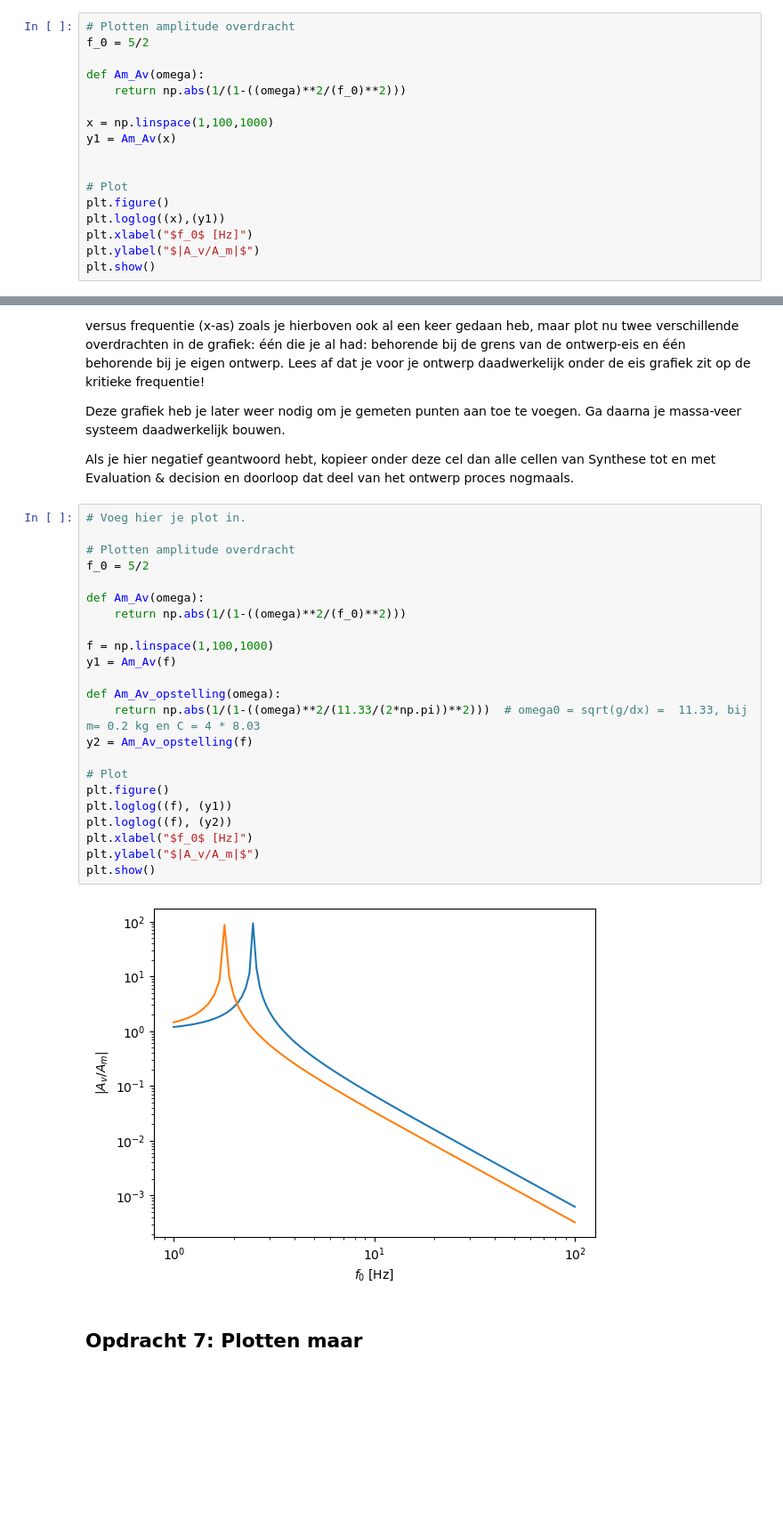
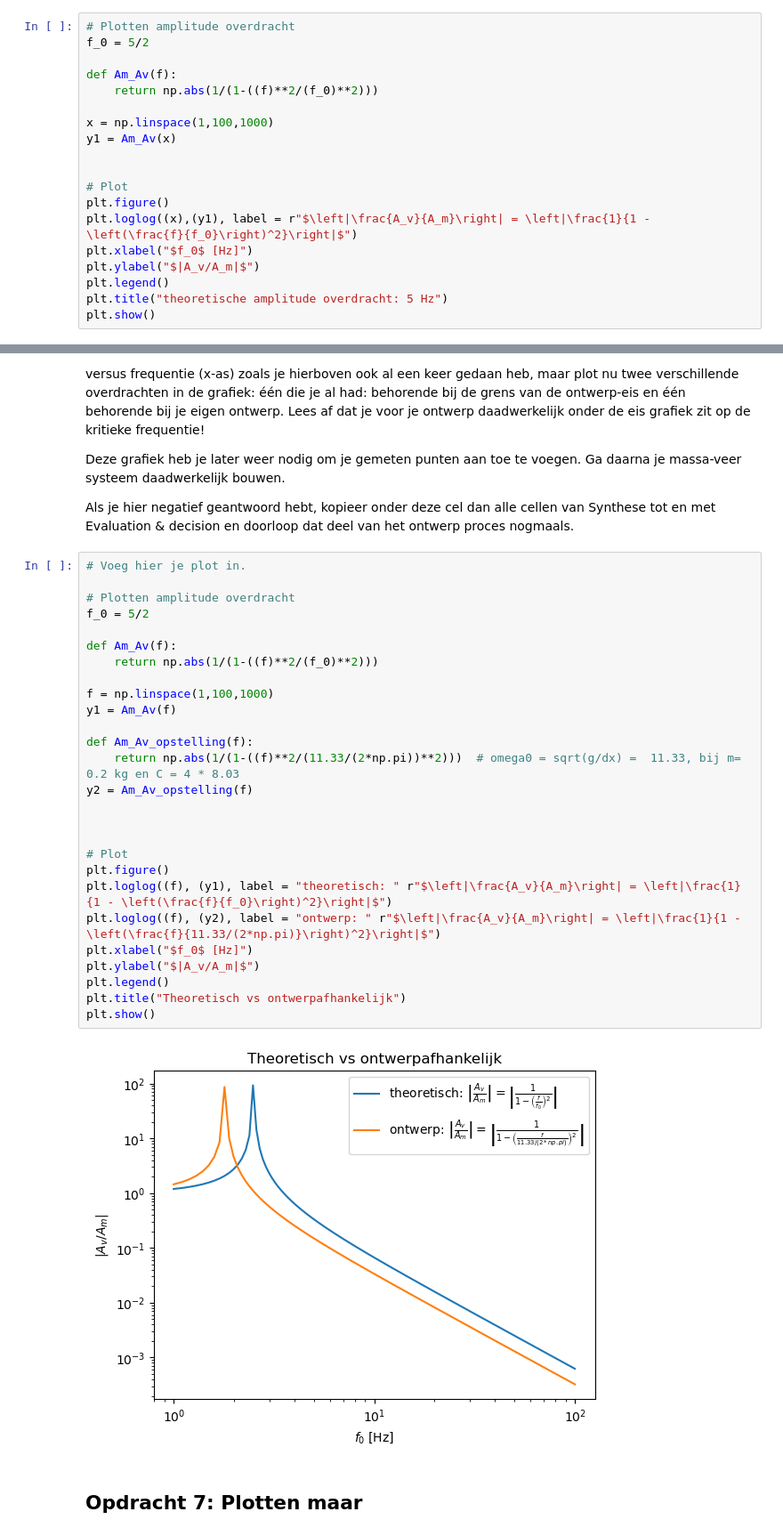
Before and after one commit to emmajuledrent/opdrachten-DEF-D, a Jupyter notebook: FysiekeOntwerpopdrachten/5MaakEenOpstellingTrillingsvrij/Ontwerpopdracht5MaakEenOpstellingTrillingsvrijInvulTemplate.ipynb, the cells around one changed output, grey strips where cells are left out. Shown at 89% size. Saved outputs shown, nothing was run; the diff lists cells and outputs as text; blank space fills up the shorter version.

```diff
--- a/FysiekeOntwerpopdrachten/5MaakEenOpstellingTrillingsvrij/Ontwerpopdracht5MaakEenOpstellingTrillingsvrijInvulTemplate.ipynb
+++ b/FysiekeOntwerpopdrachten/5MaakEenOpstellingTrillingsvrij/Ontwerpopdracht5MaakEenOpstellingTrillingsvrijInvulTemplate.ipynb
@@ -55,8 +55,8 @@ Vul onderstaande tabel in:
 # Plotten amplitude overdracht
 f_0 = 5/2
 
-def Am_Av(omega):
-    return np.abs(1/(1-((omega)**2/(f_0)**2)))
+def Am_Av(f):
+    return np.abs(1/(1-((f)**2/(f_0)**2)))
 
 x = np.linspace(1,100,1000)
 y1 = Am_Av(x)
@@ -64,8 +64,10 @@ y1 = Am_Av(x)
 
 # Plot
 plt.figure()
-plt.loglog((x),(y1))
+plt.loglog((x),(y1), label = r"$\left|\frac{A_v}{A_m}\right| = \left|\frac{1}{1 - \left(\frac{f}{f_0}\right)^2}\right|$")
 plt.xlabel("$f_0$ [Hz]")
 plt.ylabel("$|A_v/A_m|$")
+plt.legend()
+plt.title("theoretische amplitude overdracht: 5 Hz")
 plt.show()
 # %% [output]
@@ -184,28 +193,32 @@ Als je hier negatief geantwoord hebt, kopieer onder deze cel dan alle cellen van
 # %%
 # Voeg hier je plot in.
 
 # Plotten amplitude overdracht
 f_0 = 5/2
 
-def Am_Av(omega):
-    return np.abs(1/(1-((omega)**2/(f_0)**2)))
+def Am_Av(f):
+    return np.abs(1/(1-((f)**2/(f_0)**2)))
 
 f = np.linspace(1,100,1000)
 y1 = Am_Av(f)
 
-def Am_Av_opstelling(omega):
-    return np.abs(1/(1-((omega)**2/(11.33/(2*np.pi))**2)))  # omega0 = sqrt(g/dx) =  11.33, bij m= 0.2 kg en C = 4 * 8.03
+def Am_Av_opstelling(f):
+    return np.abs(1/(1-((f)**2/(11.33/(2*np.pi))**2)))  # omega0 = sqrt(g/dx) =  11.33, bij m= 0.2 kg en C = 4 * 8.03
 y2 = Am_Av_opstelling(f)
+
+
 
 # Plot
 plt.figure()
-plt.loglog((f), (y1))
-plt.loglog((f), (y2))
+plt.loglog((f), (y1), label = "theoretisch: " r"$\left|\frac{A_v}{A_m}\right| = \left|\frac{1}{1 - \left(\frac{f}{f_0}\right)^2}\right|$")
+plt.loglog((f), (y2), label = "ontwerp: " r"$\left|\frac{A_v}{A_m}\right| = \left|\frac{1}{1 - \left(\frac{f}{11.33/(2*np.pi)}\right)^2}\right|$")
 plt.xlabel("$f_0$ [Hz]")
 plt.ylabel("$|A_v/A_m|$")
+plt.legend()
+plt.title("Theoretisch vs ontwerpafhankelijk")
 plt.show()
 # %% [output]
-[figure, old version]
+[figure, new version]
 # %% [markdown]
 ## Opdracht 7: Plotten maar
 # %%
```
Also changed, not shown: parts of 15 cells of this notebook, 1 other file.
